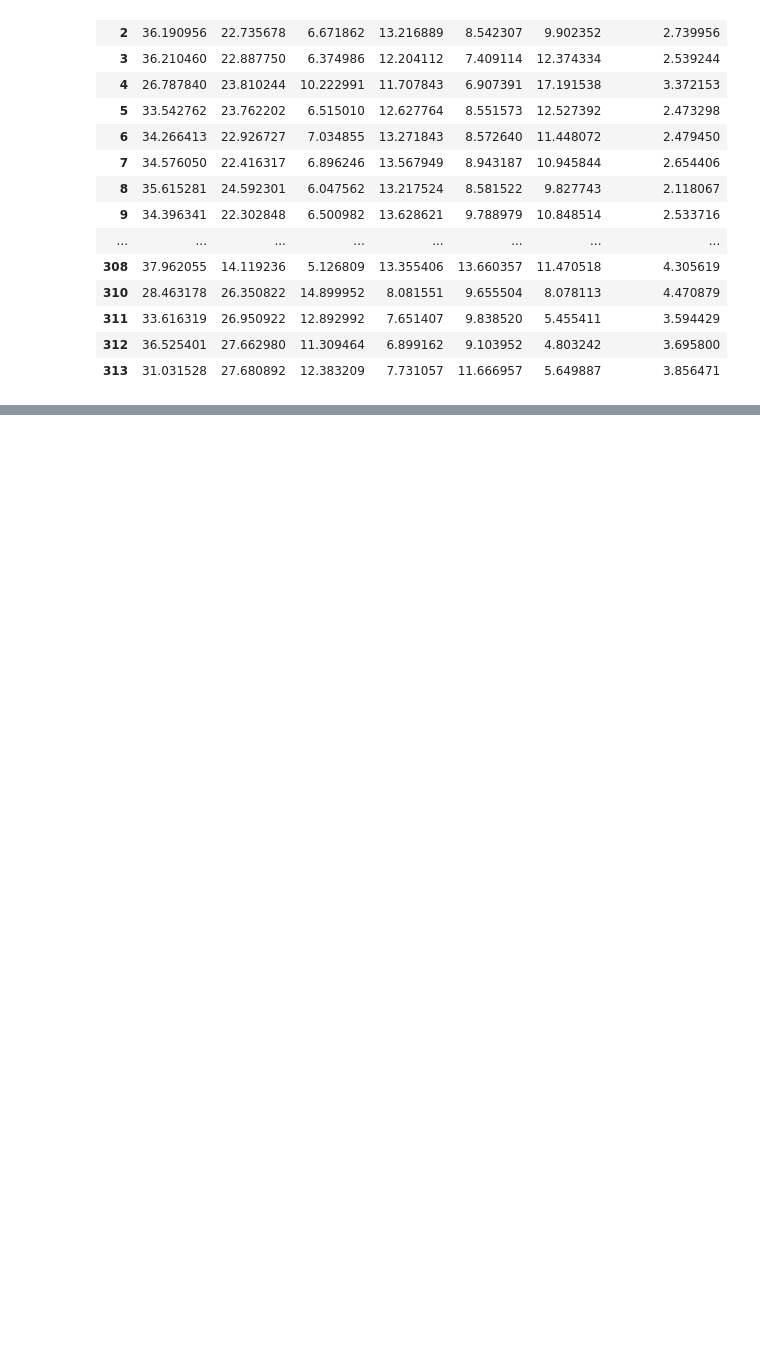
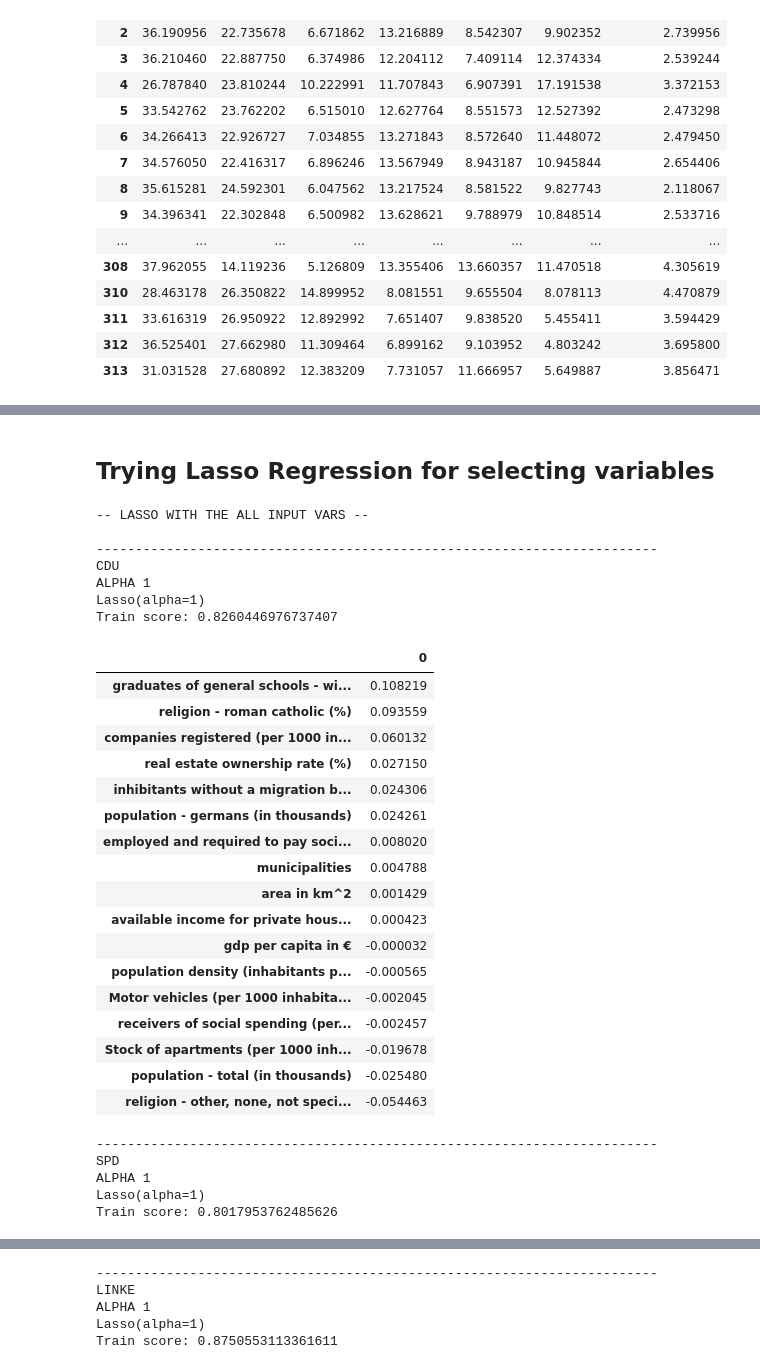
Before and after one commit to MariusMeiners/w07_assignment, a Jupyter notebook: W07.ipynb, the cells around one changed output, grey strips where cells are left out. Drawn from its saved outputs; the diff is of its cells as text; code cells hidden in the pictures; blank space fills up the shorter version.

```diff
--- a/W07.ipynb
+++ b/W07.ipynb
@@ -397,0 +540,73 @@ y
+# %% [markdown]
+## Trying Lasso Regression for selecting variables
+# %%
+# t = regression type
+# r = range of indizes of features to include
+# kwargs = hyperparameters for regression
+from sklearn.linear_model import Lasso
+
+def LassoRegression(X_train, y_train, r, **kwargs):
+    #
+    X = X_train.iloc[:, r].values
+    y = y_train
+
+    #X_test_adj = X_test.iloc[:, r].values
+
+    #if type(r) != range:
+        # reshape for 1d array
+    #    X = X.reshape(-1, 1)
+    #    X_test_adj = X_test_adj.reshape(-1, 1)
+    alpha = kwargs.get('alpha',1)
+    print(f"ALPHA {alpha}")
+    reg = Lasso(alpha=alpha).fit(X, y)
+    print(reg)
+
+    coef = pd.DataFrame(reg.coef_, index=list([X_train.columns[r]]))
+    #print(f"Model coefficients: \n---- {coef}\n----")
+
+    #print(list([X_train.columns[r]]))
+    #print(f"Model coefficients: {reg.coef_}")
+    #print(f"Model intercept: {reg.intercept_}")
+    print(f"Train score: {reg.score(X, y)}")
+    #print(f"Test score: {reg.score(X_test_adj, y_test)}")
+    return coef
+# %%
+print("-- LASSO WITH THE ALL INPUT VARS --")
+
+for party in parties:
+    print("\n------------------------------------------------------------------------")
+    print("{}".format(party.upper()))
+    coef=LassoRegression(X, y[party + " %"], range(len(X.columns)), alpha=1)
+    display(coef[coef.values !=0].sort_values(by=[0], ascending=False))
+    #display(cor_by_party[[party + " %"]].sort_values(by=[party + " %"],ascending=False).head(11))
+# %% [output]
+-- LASSO WITH THE ALL INPUT VARS --
+
+------------------------------------------------------------------------
+CDU
+ALPHA 1
+Lasso(alpha=1)
+Train score: 0.8260446976737407
+|  | 0 |
+| graduates of general schools - wi... | 0.108219 |
+| religion - roman catholic (%) | 0.093559 |
+| companies registered (per 1000 in... | 0.060132 |
+| real estate ownership rate (%) | 0.027150 |
+| inhibitants without a migration b... | 0.024306 |
+| population - germans (in thousands) | 0.024261 |
+| employed and required to pay soci... | 0.008020 |
+| municipalities | 0.004788 |
+| area in km^2 | 0.001429 |
+| available income for private hous... | 0.000423 |
+| gdp per capita in € | -0.000032 |
+| population density (inhabitants p... | -0.000565 |
+| Motor vehicles (per 1000 inhabita... | -0.002045 |
+| receivers of social spending (per... | -0.002457 |
+| Stock of apartments (per 1000 inh... | -0.019678 |
+| population - total (in thousands) | -0.025480 |
+| religion - other, none, not speci... | -0.054463 |
+------------------------------------------------------------------------
+SPD
+ALPHA 1
+Lasso(alpha=1)
+Train score: 0.8017953762485626
@@ -397,0 +630,5 @@ y
+------------------------------------------------------------------------
+LINKE
+ALPHA 1
+Lasso(alpha=1)
+Train score: 0.8750553113361611
```
Also changed, not shown: parts of 17 cells of this notebook, 15 other files.
